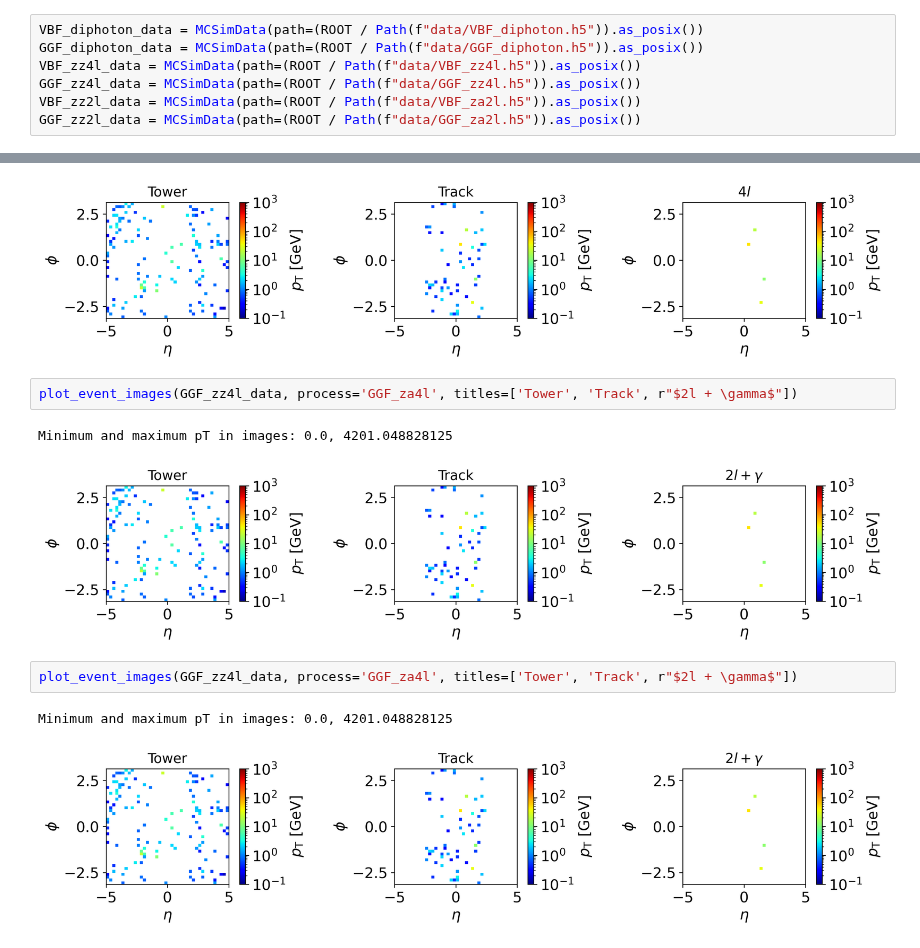
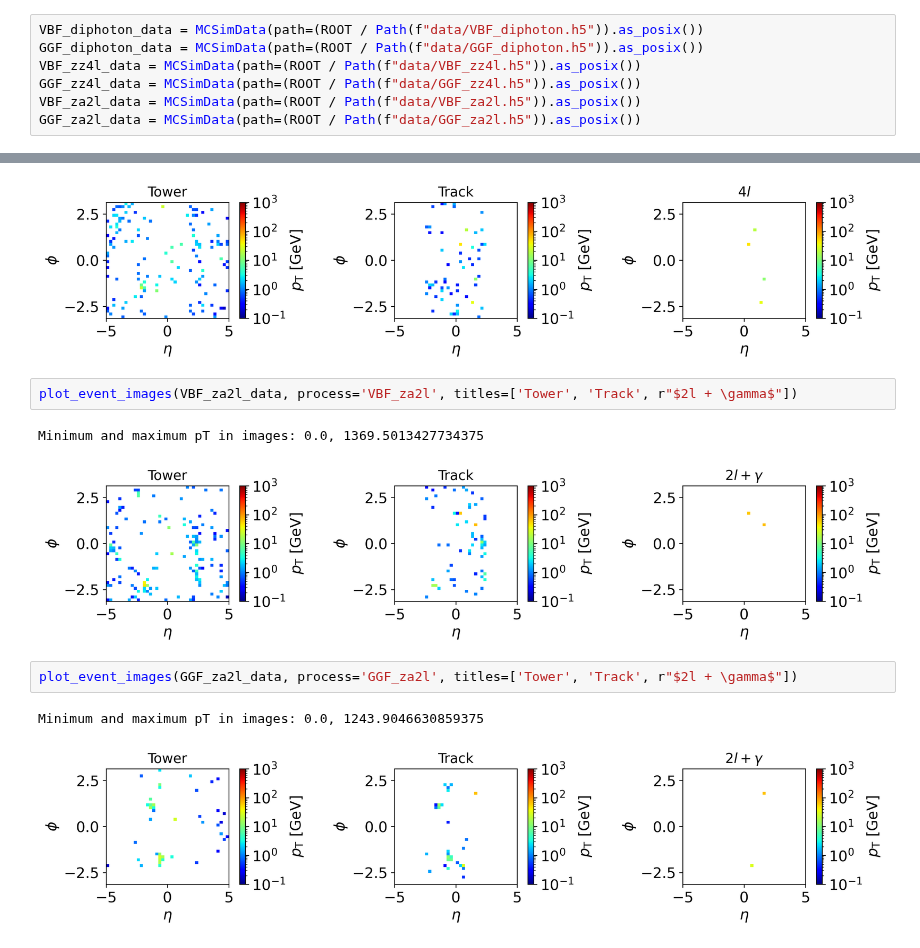
Before and after one commit to maplexgitx0302/NTUHEPML-CWoLa, a Jupyter notebook: notebooks/01-data_visualization.ipynb, the cells around one changed output, grey strips where cells are left out. Cells and saved outputs as stored; diff of their text form.

```diff
--- a/notebooks/01-data_visualization.ipynb
+++ b/notebooks/01-data_visualization.ipynb
@@ -54,8 +54,8 @@ VBF_diphoton_data = MCSimData(path=(ROOT / Path(f"data/VBF_diphoton.h5")).as_pos
 GGF_diphoton_data = MCSimData(path=(ROOT / Path(f"data/GGF_diphoton.h5")).as_posix())
 VBF_zz4l_data = MCSimData(path=(ROOT / Path(f"data/VBF_zz4l.h5")).as_posix())
 GGF_zz4l_data = MCSimData(path=(ROOT / Path(f"data/GGF_zz4l.h5")).as_posix())
-VBF_zz2l_data = MCSimData(path=(ROOT / Path(f"data/VBF_za2l.h5")).as_posix())
-GGF_zz2l_data = MCSimData(path=(ROOT / Path(f"data/GGF_za2l.h5")).as_posix())
+VBF_za2l_data = MCSimData(path=(ROOT / Path(f"data/VBF_za2l.h5")).as_posix())
+GGF_za2l_data = MCSimData(path=(ROOT / Path(f"data/GGF_za2l.h5")).as_posix())
 # %%
 def plot_event_images(sim_data: MCSimData, process: str, titles: list[str]):
 
@@ -113,12 +113,12 @@ plot_event_images(GGF_zz4l_data, process='GGF_zz4l', titles=['Tower', 'Track', r
 Minimum and maximum pT in images: 0.0, 4201.048828125
 [figure]
 # %%
-plot_event_images(GGF_zz4l_data, process='GGF_za4l', titles=['Tower', 'Track', r"$2l + \gamma$"])
+plot_event_images(VBF_za2l_data, process='VBF_za2l', titles=['Tower', 'Track', r"$2l + \gamma$"])
 # %% [output]
-Minimum and maximum pT in images: 0.0, 4201.048828125
+Minimum and maximum pT in images: 0.0, 1369.5013427734375
-[figure, old version]
+[figure, new version]
 # %%
-plot_event_images(GGF_zz4l_data, process='GGF_za4l', titles=['Tower', 'Track', r"$2l + \gamma$"])
+plot_event_images(GGF_za2l_data, process='GGF_za2l', titles=['Tower', 'Track', r"$2l + \gamma$"])
 # %% [output]
-Minimum and maximum pT in images: 0.0, 4201.048828125
+Minimum and maximum pT in images: 0.0, 1243.9046630859375
-[figure, old version]
+[figure, new version]
```
Also changed, not shown: 4 other files.
